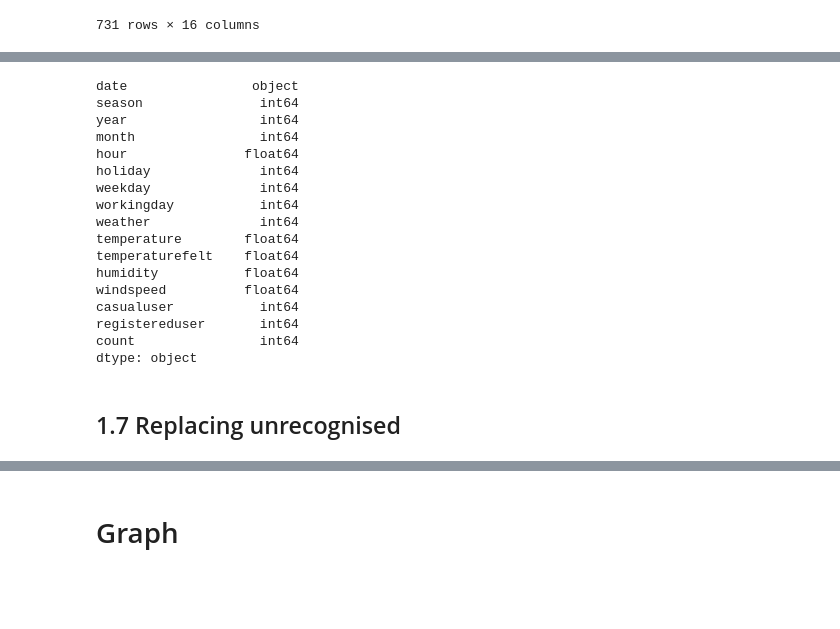
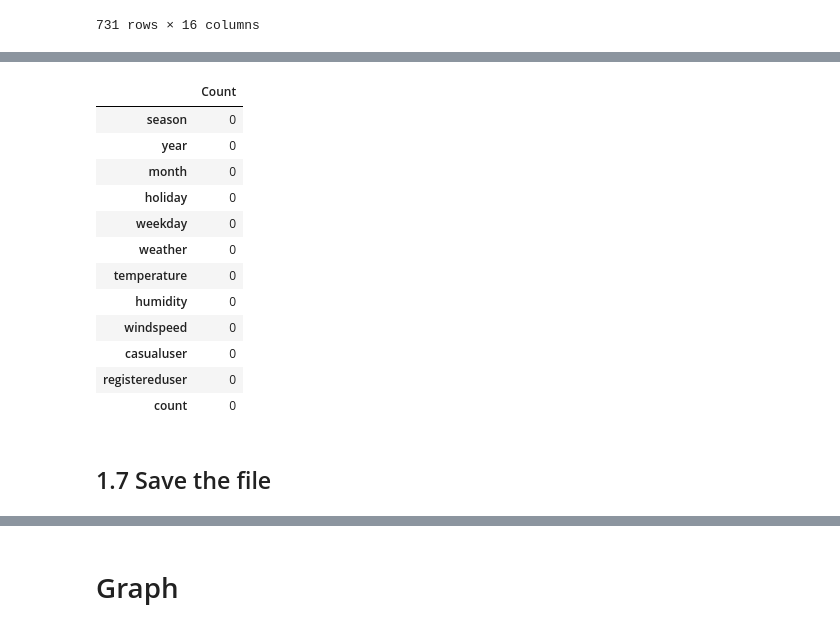
Before and after one commit to lianaling/bike-rental-forecast, a Jupyter notebook: notebooks/1.0 data-preprocessing.ipynb, the cells around one changed output, grey strips where cells are left out. Saved outputs shown, nothing was run; the diff lists cells and outputs as text; code cells hidden in the pictures; blank space fills up the shorter version.

```diff
--- a/notebooks/1.0 data-preprocessing.ipynb
+++ b/notebooks/1.0 data-preprocessing.ipynb
@@ -112,20 +101,0 @@ df_cleaned
-# %%
-df_cleaned.dtypes
-# %% [output]
-date                object
-season               int64
-year                 int64
-month                int64
-hour               float64
-holiday              int64
-weekday              int64
-workingday           int64
-weather              int64
-temperature        float64
-temperaturefelt    float64
-humidity           float64
-windspeed          float64
-casualuser           int64
-registereduser       int64
-count                int64
-dtype: object
@@ -138,2 +102,18 @@ dtype: object
+# %%
+pd.DataFrame(df_day_data.isnull().sum(), columns=["Count"])
+# %% [output]
+|  | Count |
+| season | 0 |
+| year | 0 |
+| month | 0 |
+| holiday | 0 |
+| weekday | 0 |
+| weather | 0 |
+| temperature | 0 |
+| humidity | 0 |
+| windspeed | 0 |
+| casualuser | 0 |
+| registereduser | 0 |
+| count | 0 |
 # %% [markdown]
-## 1.7 Replacing unrecognised
+## 1.7 Save the file
```
Also changed, not shown: parts of 19 cells of this notebook.
